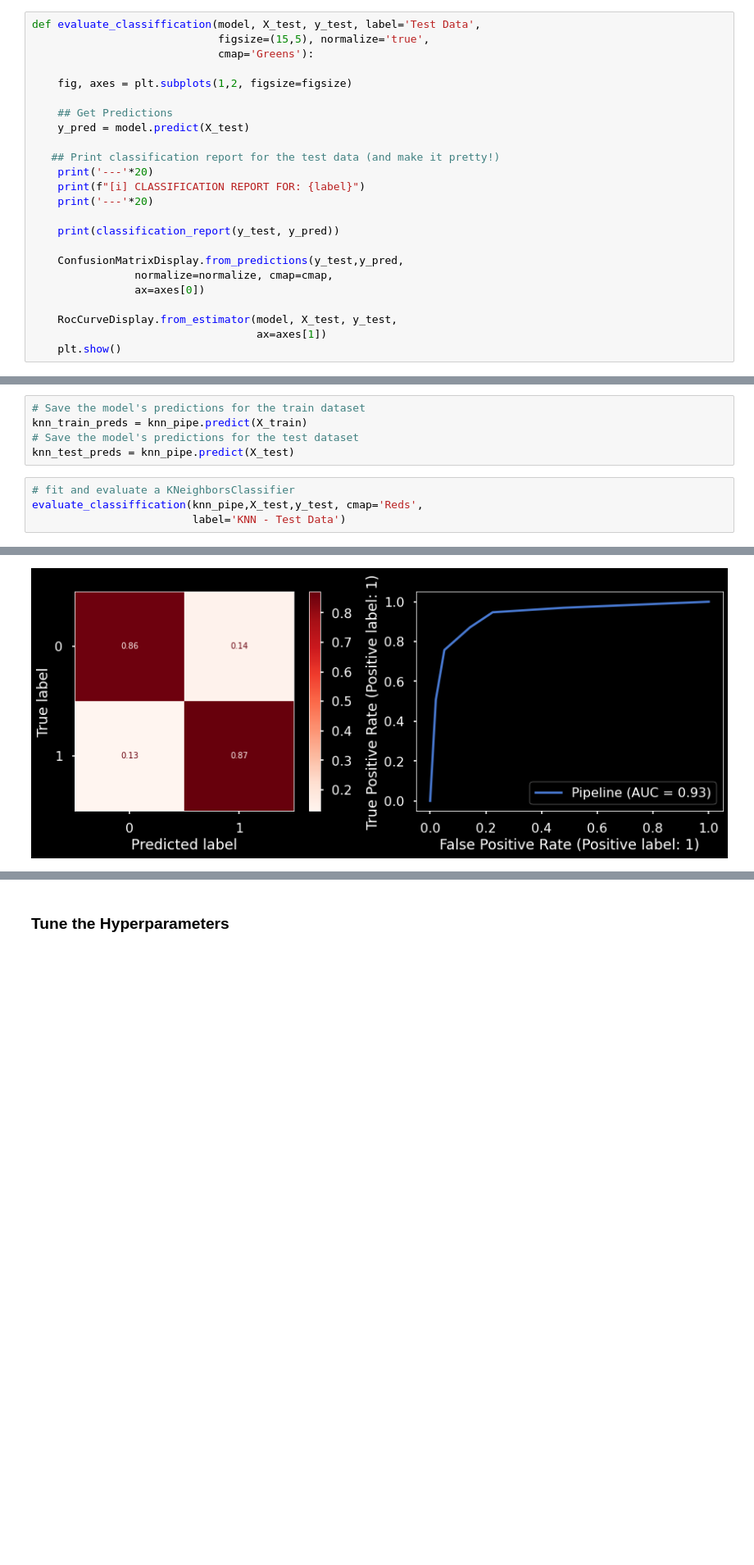
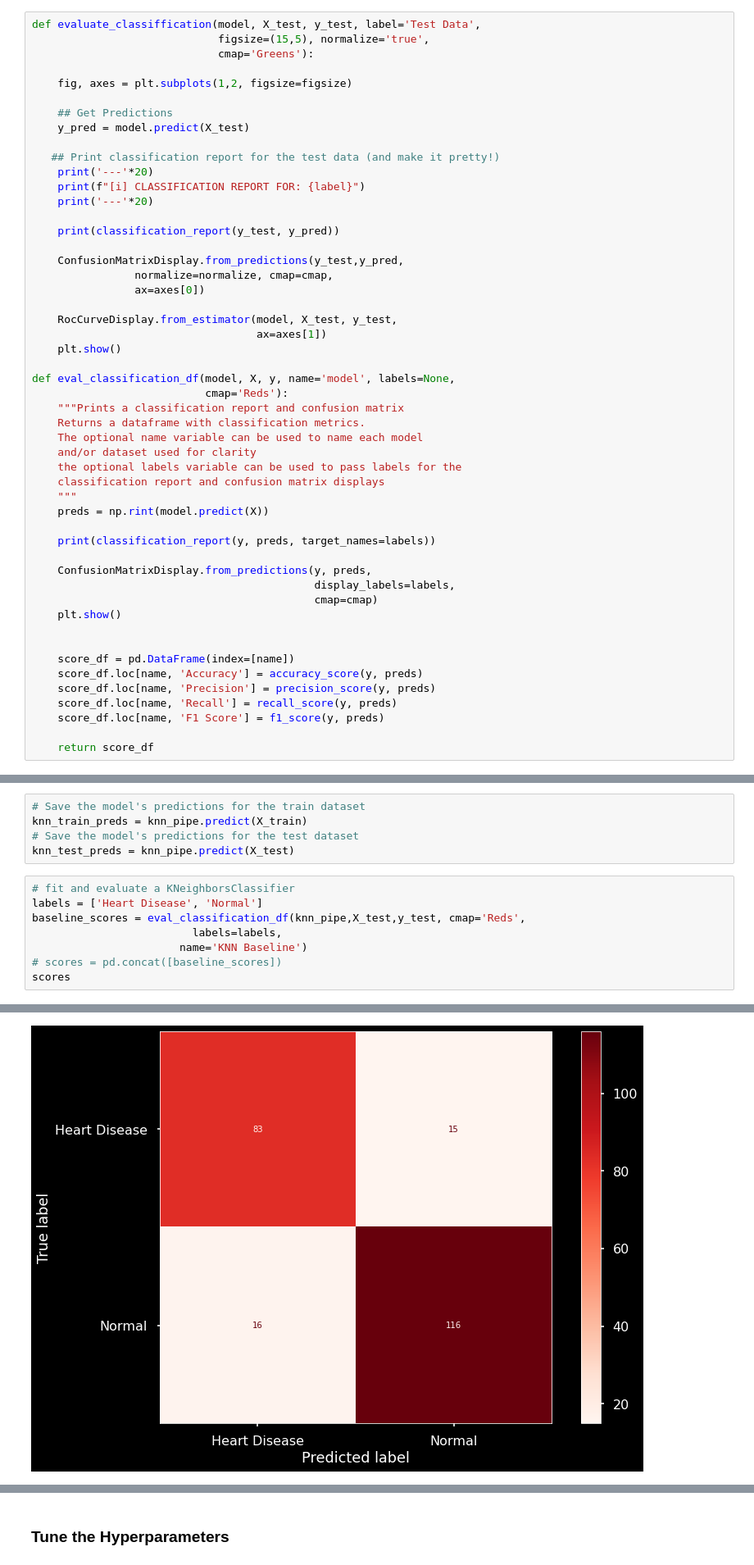
Before and after one commit to pylabview/Project2_Heart_Failure_Prediction_Dataset, a Jupyter notebook: Project_2_Heart_Failure_Predicctions_Part4.ipynb, the cells around one changed output, grey strips where cells are left out. Shown at 82% size. Saved outputs shown, nothing was run; the diff lists cells and outputs as text; blank space fills up the shorter version.

```diff
--- a/Project_2_Heart_Failure_Predicctions_Part4.ipynb
+++ b/Project_2_Heart_Failure_Predicctions_Part4.ipynb
@@ -975,6 +1005,33 @@ def evaluate_classiffication(model, X_test, y_test, label='Test Data',
     RocCurveDisplay.from_estimator(model, X_test, y_test,
                                    ax=axes[1])
     plt.show()
+
+def eval_classification_df(model, X, y, name='model', labels=None,
+                           cmap='Reds'):
+    """Prints a classification report and confusion matrix
+    Returns a dataframe with classification metrics.
+    The optional name variable can be used to name each model
+    and/or dataset used for clarity
+    the optional labels variable can be used to pass labels for the
+    classification report and confusion matrix displays
+    """
+    preds = np.rint(model.predict(X))
+
+    print(classification_report(y, preds, target_names=labels))
+
+    ConfusionMatrixDisplay.from_predictions(y, preds,
+                                            display_labels=labels,
+                                            cmap=cmap)
+    plt.show()
+
+
+    score_df = pd.DataFrame(index=[name])
+    score_df.loc[name, 'Accuracy'] = accuracy_score(y, preds)
+    score_df.loc[name, 'Precision'] = precision_score(y, preds)
+    score_df.loc[name, 'Recall'] = recall_score(y, preds)
+    score_df.loc[name, 'F1 Score'] = f1_score(y, preds)
+
+    return score_df
 # %% [markdown]
 <a name="6.2"></a>
 ## ▶ Model Data: LogisticRegression
@@ -1189,6 +1246,10 @@ knn_train_preds = knn_pipe.predict(X_train)
 knn_test_preds = knn_pipe.predict(X_test)
 # %%
 # fit and evaluate a KNeighborsClassifier
-evaluate_classiffication(knn_pipe,X_test,y_test, cmap='Reds',
-                         label='KNN - Test Data')
+labels = ['Heart Disease', 'Normal']
+baseline_scores = eval_classification_df(knn_pipe,X_test,y_test, cmap='Reds',
+                         labels=labels,
+                       name='KNN Baseline')
+# scores = pd.concat([baseline_scores])
+scores
 # %% [output]
@@ -1206 +1264 @@ weighted avg       0.87      0.87      0.87       230
-[figure, old version]
+[figure, new version]
```
Also changed, not shown: parts of 23 cells of this notebook.
